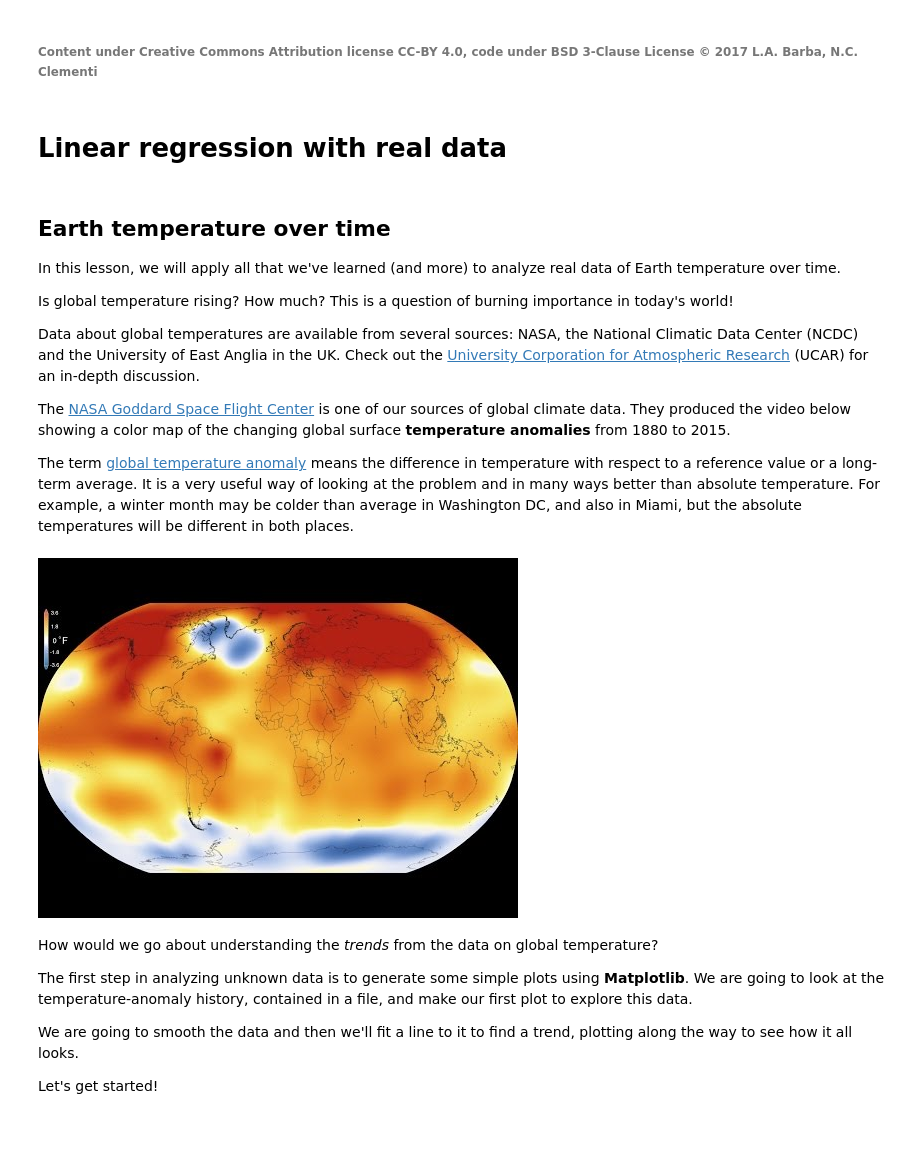
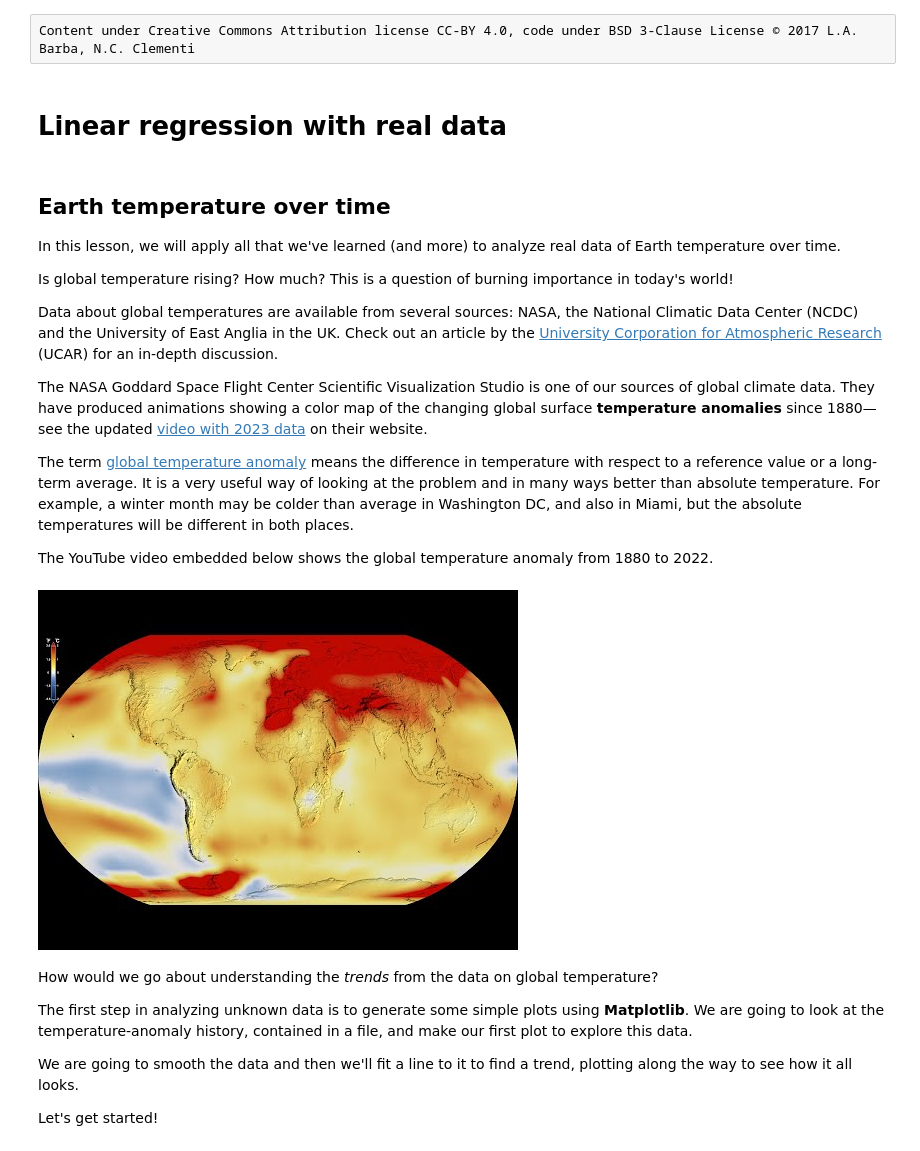
Before and after one commit to engineersCode/EngComp1_offtheground, a Jupyter notebook: notebooks_en/5_Linear_Regression_with_Real_Data.ipynb, the cells around one changed output. Cells and saved outputs as stored; diff of their text form; code cells hidden in the pictures.

```diff
--- a/notebooks_en/5_Linear_Regression_with_Real_Data.ipynb
+++ b/notebooks_en/5_Linear_Regression_with_Real_Data.ipynb
@@ -1,5 +1,5 @@
-# %% [markdown]
-###### Content under Creative Commons Attribution license CC-BY 4.0, code under BSD 3-Clause License © 2017 L.A. Barba, N.C. Clementi
+# %% [raw]
+Content under Creative Commons Attribution license CC-BY 4.0, code under BSD 3-Clause License © 2017 L.A. Barba, N.C. Clementi
 # %% [markdown]
 # Linear regression with real data
 # %% [markdown]
@@ -9,16 +9,18 @@ In this lesson, we will apply all that we've learned (and more) to analyze real
 
 Is global temperature rising? How much? This is a question of burning importance in today's world!
 
-Data about global temperatures are available from several sources: NASA, the National Climatic Data Center (NCDC) and the University of East Anglia in the UK. Check out the [University Corporation for Atmospheric Research](https://www2.ucar.edu/climate/faq/how-much-has-global-temperature-risen-last-100-years) (UCAR) for an in-depth discussion.
+Data about global temperatures are available from several sources: NASA, the National Climatic Data Center (NCDC) and the University of East Anglia in the UK. Check out an article by the [University Corporation for Atmospheric Research](https://scied.ucar.edu/learning-zone/how-climate-works/why-earth-warming) (UCAR) for an in-depth discussion.
 
-The [NASA Goddard Space Flight Center](http://svs.gsfc.nasa.gov/goto?3901) is one of our sources of global climate data. They produced the video below showing a color map of the changing global surface **temperature anomalies** from 1880 to 2015.
+The NASA Goddard Space Flight Center Scientific Visualization Studio is one of our sources of global climate data. They have produced animations showing a color map of the changing global surface **temperature anomalies** since 1880—see the updated [video with 2023 data](https://svs.gsfc.nasa.gov/5207/) on their website.
 
 The term [global temperature anomaly](https://www.ncdc.noaa.gov/monitoring-references/faq/anomalies.php) means the difference in temperature with respect to a reference value or a long-term average. It is a very useful way of looking at the problem and in many ways better than absolute temperature. For example, a winter month may be colder than average in Washington DC, and also in Miami, but the absolute temperatures will be different in both places.
+
+The YouTube video embedded below shows the global temperature anomaly from 1880 to 2022.
 # %%
 from IPython.display import YouTubeVideo
-YouTubeVideo('gGOzHVUQCw0')
+YouTubeVideo('LwRTw_7NNJs')
 # %% [output]
-[figure, old version]
+[figure, new version]
 # %% [markdown]
 How would we go about understanding the _trends_ from the data on global temperature?
 
```
Also changed, not shown: parts of 1 cell of this notebook.
